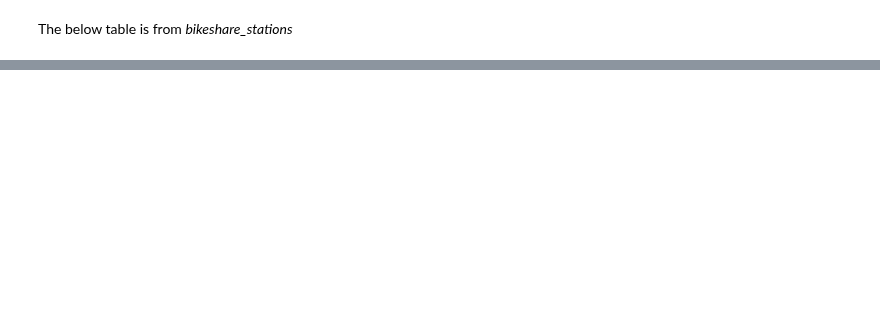
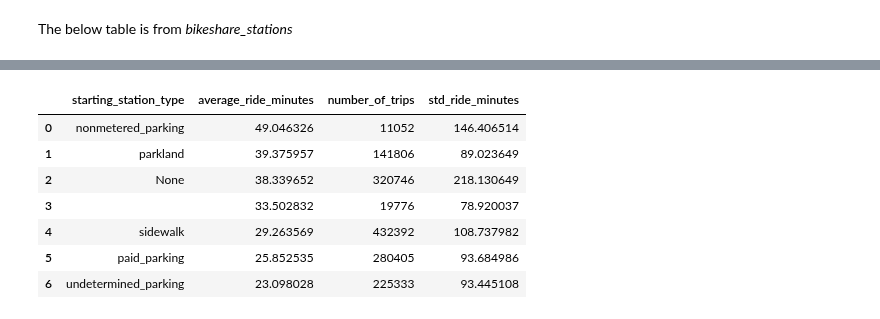
Before and after one commit to nurfnick/Data_Viz, a Jupyter notebook: 06_SQL_Joins.ipynb, the cells around one changed output, grey strips where cells are left out. Saved outputs shown, nothing was run; the diff lists cells and outputs as text; code cells hidden in the pictures; blank space fills up the shorter version.

```diff
--- a/06_SQL_Joins.ipynb
+++ b/06_SQL_Joins.ipynb
@@ -288,0 +279,26 @@ LIMIT 50
+# %%
+%%bigquery --project pic-math
+WITH stations as (
+SELECT name, property_type
+FROM `bigquery-public-data.austin_bikeshare.bikeshare_stations`
+)
+
+SELECT stations.property_type as starting_station_type,
+       AVG(trips.duration_minutes) as average_ride_minutes,
+       count(*) as number_of_trips,
+       STDDEV_POP(trips.duration_minutes) as std_ride_minutes
+FROM `bigquery-public-data.austin_bikeshare.bikeshare_trips` as trips
+    LEFT OUTER JOIN stations
+      ON trips.start_station_name = stations.name
+#WHERE stations.property_type = 'sidewalk' OR stations.property_type = 'parkland'
+GROUP BY stations.property_type
+ORDER BY average_ride_minutes DESC
+# %% [output]
+|  | starting_station_type | average_ride_minutes | number_of_trips | std_ride_minutes |
+| 0 | nonmetered_parking | 49.046326 | 11052 | 146.406514 |
+| 1 | parkland | 39.375957 | 141806 | 89.023649 |
+| 2 | None | 38.339652 | 320746 | 218.130649 |
+| 3 |  | 33.502832 | 19776 | 78.920037 |
+| 4 | sidewalk | 29.263569 | 432392 | 108.737982 |
+| 5 | paid_parking | 25.852535 | 280405 | 93.684986 |
+| 6 | undetermined_parking | 23.098028 | 225333 | 93.445108 |
```
Also changed, not shown: parts of 4 cells of this notebook.
